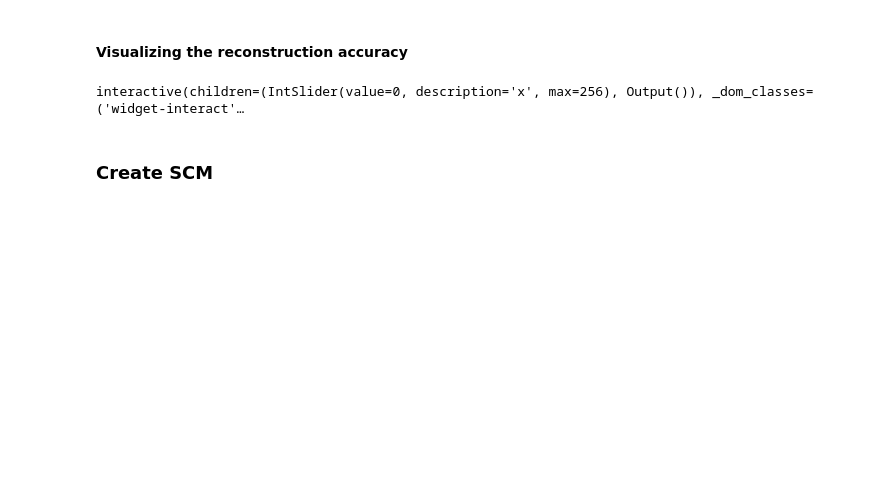
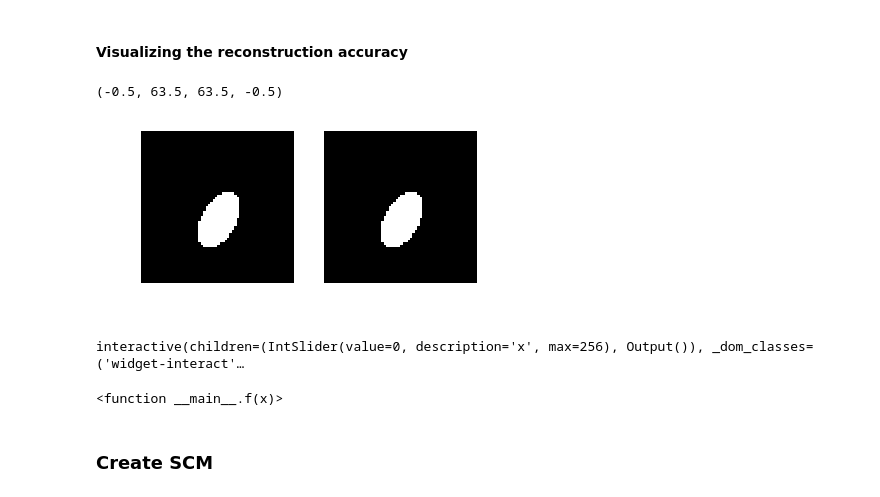
Before and after one commit to dmklee/CausalVAE, a Jupyter notebook: causal_vae_dsprites.ipynb, the cells around one changed output. Drawn from its saved outputs; the diff is of its cells as text; code cells hidden in the pictures; blank space fills up the shorter version.

```diff
--- a/causal_vae_dsprites.ipynb
+++ b/causal_vae_dsprites.ipynb
@@ -95,9 +98,7 @@ class CVAE(nn.Module):
         self.label_names = np.array(('color', 'shape', 'scale', 'orientation', 'posX', 'posY'))
         self.label_dim = np.sum(self.label_shape)
         self.z_dim = 50
-        self.allow_broadcast = config_enum == 'parallel'
         self.use_cuda = use_cuda
-        self.aux_loss_multiplier = aux_loss_multiplier
 
         # define and instantiate the neural networks representing
         # the paramters of various distributions in the model
@@ -116,7 +117,6 @@ class CVAE(nn.Module):
         """
         The model corresponds to the following generative process:
         p(z) = normal(0,I)              # dsprites label (latent)
-        p(y|x) = categorical(I/10.)     # which digit (supervised)
         p(x|y,z) = bernoulli(loc(y,z))   # an image
         loc is given by a neural network  `decoder`
 
@@ -330,10 +400,21 @@ if USE_CUDA:
     rs = rs.cpu()
 originals = xs.numpy().reshape(-1, 64,64)
 recons = rs.numpy().reshape(-1,64,64)
+# %%
+x = xs[0].cuda()
+y = ys[0]
+
+fig = plt.figure()
+ax0 = fig.add_subplot(121)
+plt.imshow(x.cpu().reshape(64,64), cmap='Greys_r',  interpolation='nearest')
+plt.axis('off')
+ax1 = fig.add_subplot(122)
+plt.imshow(x.cpu().reshape(64,64), cmap='Greys_r',  interpolation='nearest')
+plt.axis('off')
+# %% [output]
+(-0.5, 63.5, 63.5, -0.5)
+[figure, added]
 # %%
-from ipywidgets import interact, interactive, fixed, interact_manual
-import ipywidgets as widgets
-
 def f(x):
     fig = plt.figure()
     ax0 = fig.add_subplot(121)
@@ -343,6 +424,7 @@ def f(x):
     plt.imshow(recons[x], cmap='Greys_r',  interpolation='nearest')
     plt.axis('off')
 
-interact(f, x=widgets.IntSlider(min=0, max=xs.shape[0], step=1, value=0));
+interact(f, x=widgets.IntSlider(min=0, max=xs.shape[0], step=1, value=0))
 # %% [output]
 interactive(children=(IntSlider(value=0, description='x', max=256), Output()), _dom_classes=('widget-interact'…
+<function __main__.f(x)>
```
Also changed, not shown: parts of 10 cells of this notebook.
